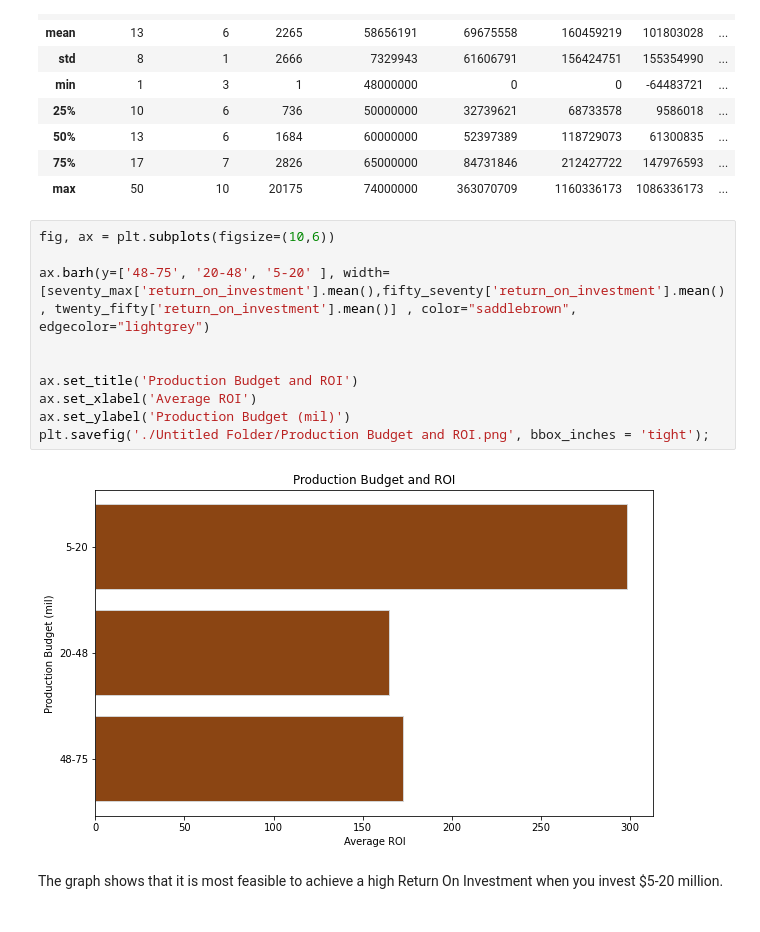
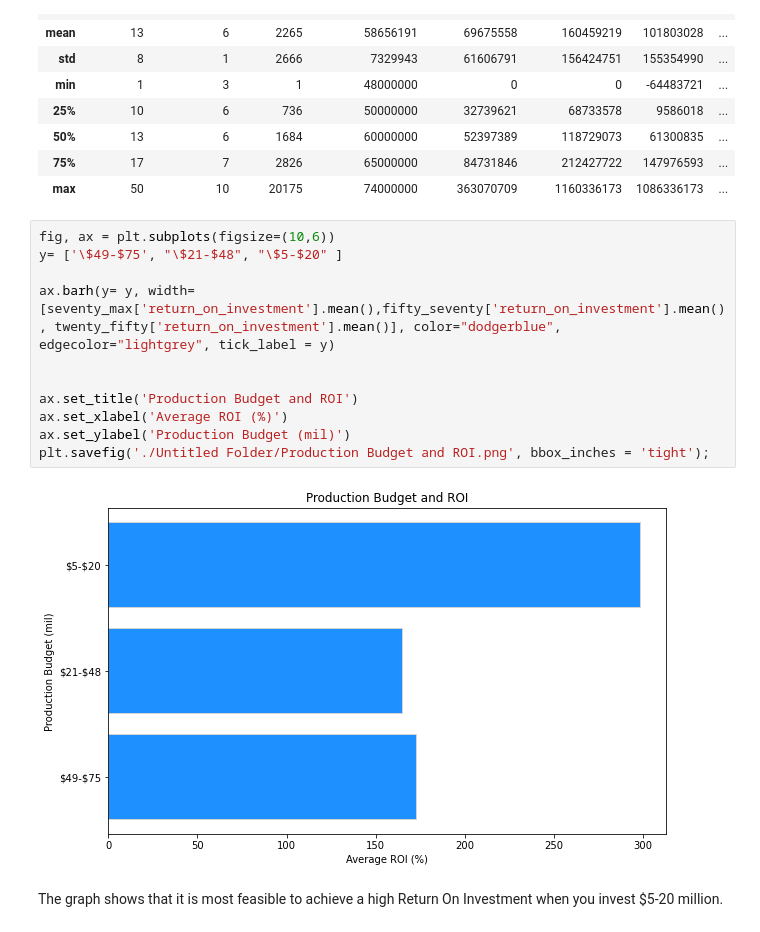
Before and after one commit to xiaohua-su/Film-Analysis, a Jupyter notebook: Analysis_of_Films.ipynb, the cells around one changed output. Cells and saved outputs as stored; diff of their text form.

```diff
--- a/Analysis_of_Films.ipynb
+++ b/Analysis_of_Films.ipynb
@@ -524,16 +529,17 @@ seventy_max.describe()
 | max | 50 | 10 | 20175 | 74000000 | 363070709 | 1160336173 | 1086336173 | ... |
 # %%
 fig, ax = plt.subplots(figsize=(10,6))
+y= ['\$49-$75', "\$21-$48", "\$5-$20" ]
 
-ax.barh(y=['48-75', '20-48', '5-20' ], width=[seventy_max['return_on_investment'].mean(),fifty_seventy['return_on_investment'].mean(), twenty_fifty['return_on_investment'].mean()] , color="saddlebrown", edgecolor="lightgrey")
+ax.barh(y= y, width=[seventy_max['return_on_investment'].mean(),fifty_seventy['return_on_investment'].mean(), twenty_fifty['return_on_investment'].mean()], color="dodgerblue", edgecolor="lightgrey", tick_label = y)
 
 
 ax.set_title('Production Budget and ROI')
-ax.set_xlabel('Average ROI')
+ax.set_xlabel('Average ROI (%)')
 ax.set_ylabel('Production Budget (mil)')
 plt.savefig('./Untitled Folder/Production Budget and ROI.png', bbox_inches = 'tight');
 # %% [output]
-[figure, old version]
+[figure, new version]
 # %% [markdown]
 The graph shows that it is most feasible to achieve a high Return On Investment when you invest $5-20 million.
 # %% [markdown]
```
Also changed, not shown: parts of 26 cells of this notebook, 6 other files.
